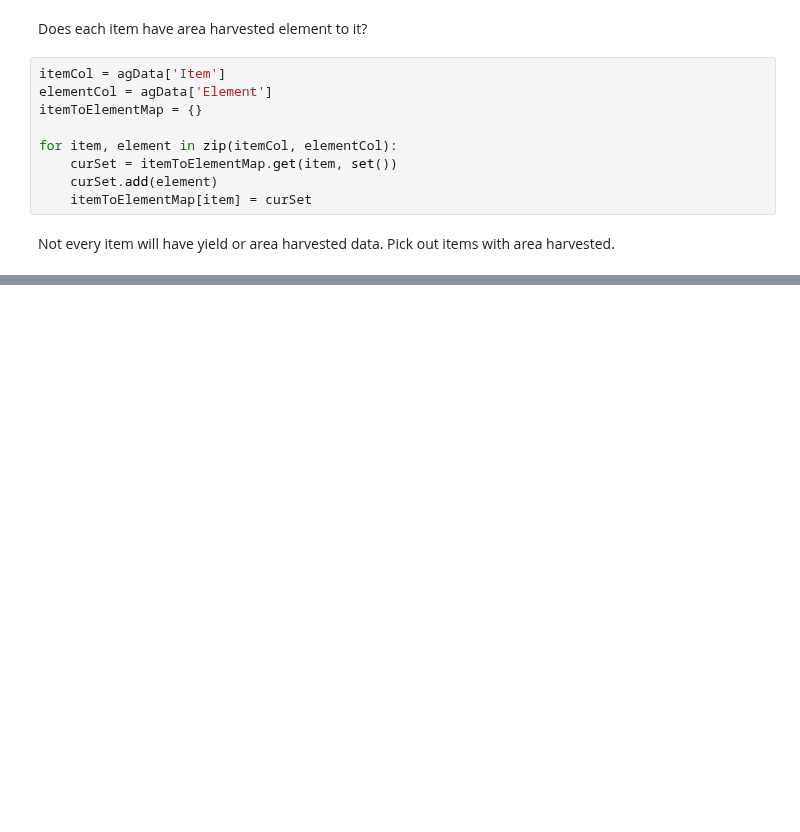
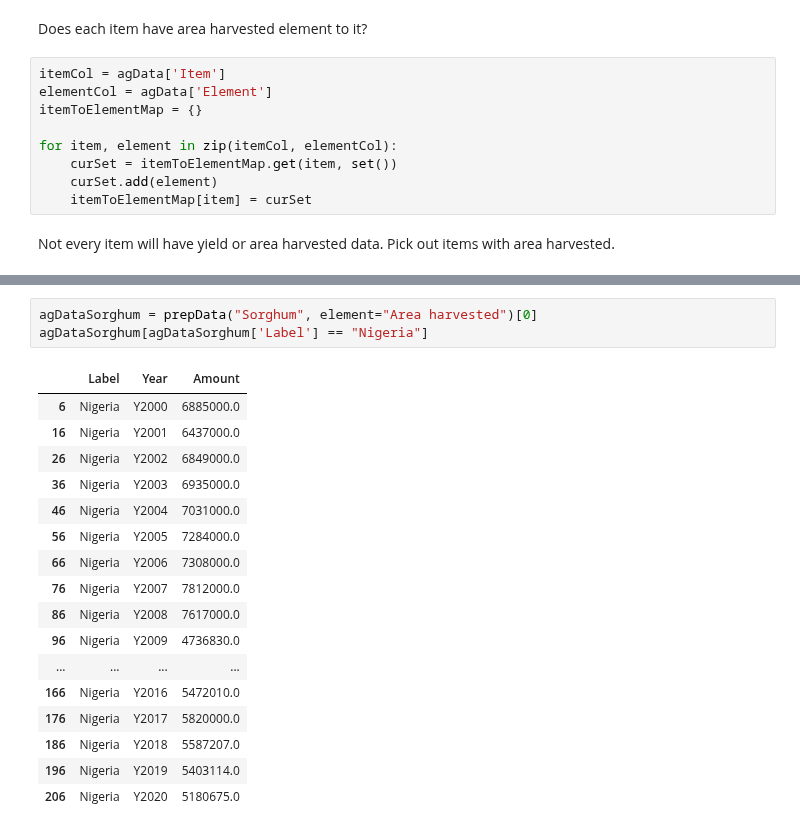
Before and after one commit to polarbearcode/DataAnalysis, a Jupyter notebook: AgricultureData/AreaHarvested.ipynb, the cells around one changed output, grey strips where cells are left out. Saved outputs shown, nothing was run; the diff lists cells and outputs as text; blank space fills up the shorter version.

```diff
--- a/AgricultureData/AreaHarvested.ipynb
+++ b/AgricultureData/AreaHarvested.ipynb
@@ -46,0 +47,21 @@ Plotting sorghum, Why does plot go up to 2020 if you do top 25 but only up to be
+# %%
+agDataSorghum = prepData("Sorghum", element="Area harvested")[0]
+agDataSorghum[agDataSorghum['Label'] == "Nigeria"]
+# %% [output]
+|  | Label | Year | Amount |
+| 6 | Nigeria | Y2000 | 6885000.0 |
+| 16 | Nigeria | Y2001 | 6437000.0 |
+| 26 | Nigeria | Y2002 | 6849000.0 |
+| 36 | Nigeria | Y2003 | 6935000.0 |
+| 46 | Nigeria | Y2004 | 7031000.0 |
+| 56 | Nigeria | Y2005 | 7284000.0 |
+| 66 | Nigeria | Y2006 | 7308000.0 |
+| 76 | Nigeria | Y2007 | 7812000.0 |
+| 86 | Nigeria | Y2008 | 7617000.0 |
+| 96 | Nigeria | Y2009 | 4736830.0 |
+| ... | ... | ... | ... |
+| 166 | Nigeria | Y2016 | 5472010.0 |
+| 176 | Nigeria | Y2017 | 5820000.0 |
+| 186 | Nigeria | Y2018 | 5587207.0 |
+| 196 | Nigeria | Y2019 | 5403114.0 |
+| 206 | Nigeria | Y2020 | 5180675.0 |
```
Also changed, not shown: parts of 5 cells of this notebook, 1 other file.
